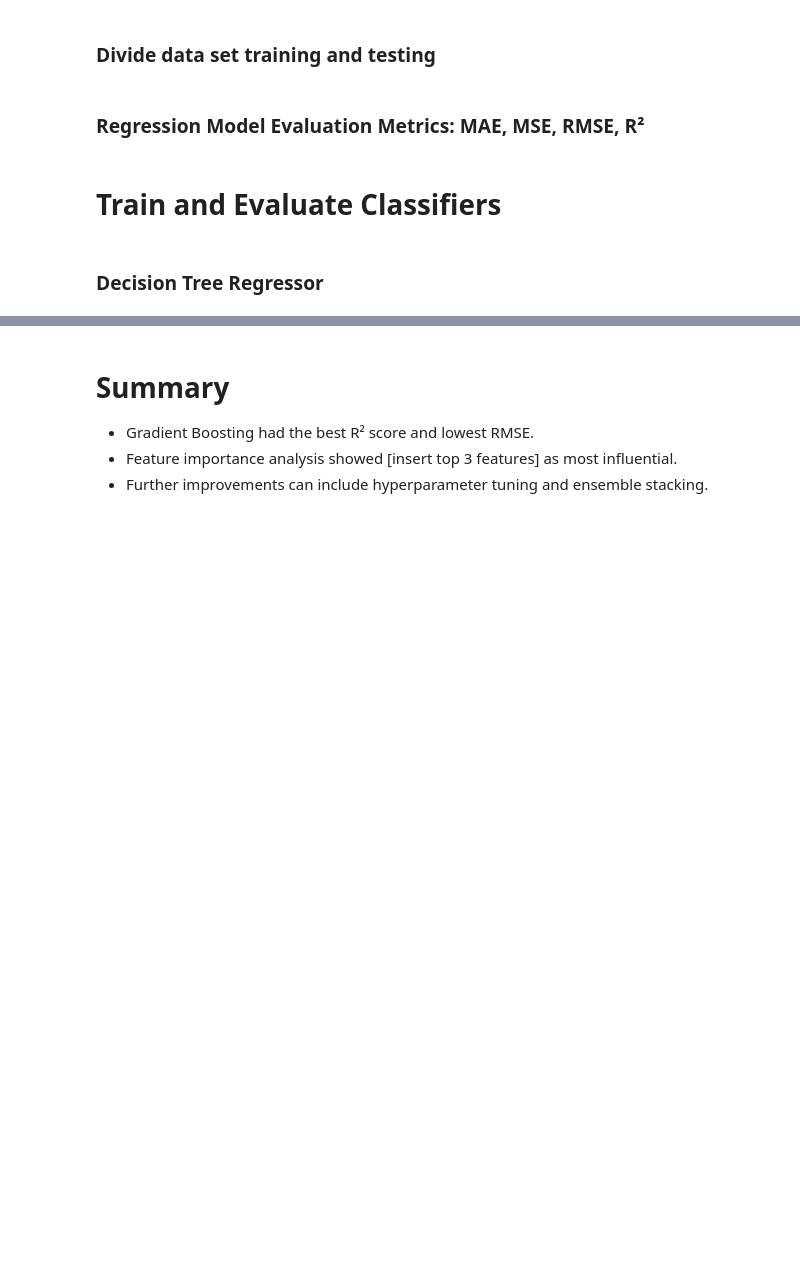
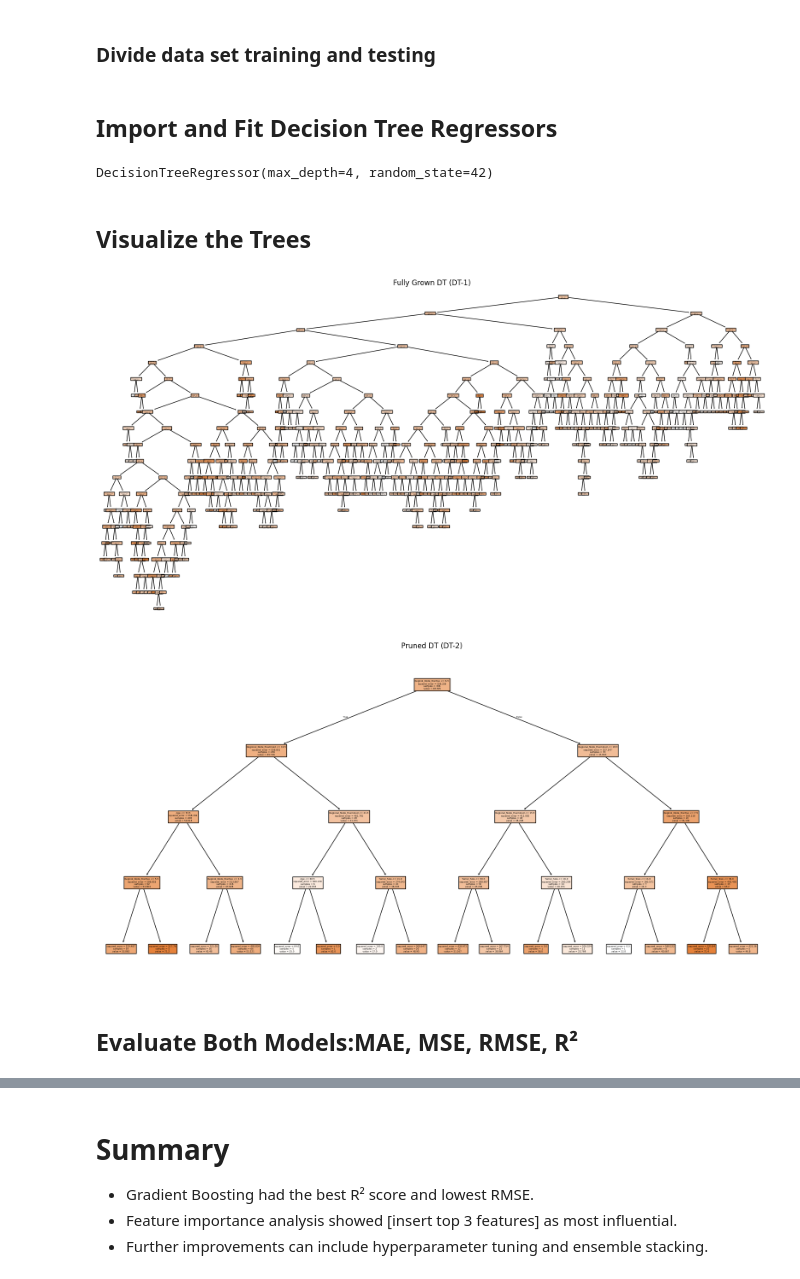
Before and after one commit to Sandaru04/-breast-cancer-mortality-and-survival-prediction, a Jupyter notebook: w2083049_Final_NoteBook_3.ipynb, the cells around one changed output, grey strips where cells are left out. Drawn from its saved outputs; the diff is of its cells as text; code cells hidden in the pictures; blank space fills up the shorter version.

```diff
--- a/w2083049_Final_NoteBook_3.ipynb
+++ b/w2083049_Final_NoteBook_3.ipynb
@@ -171,7 +171,7 @@ print("===========================================================")
 print("Load the Regression dataset (from Notebook 1)")
 print("===========================================================")
 
-data_frame = pd.read_csv('/content/classification_dataset.csv')
+data_frame = pd.read_csv('/content/regression_dataset.csv')
 
 # Display basic info
 data_frame.head()
@@ -193,5 +220,37 @@ from sklearn.model_selection import train_test_split
 
 # Train-test split
 X_train, X_test, y_train, y_test = train_test_split(X, y, test_size=0.3, random_state=42)
+# %% [markdown]
+## Import and Fit Decision Tree Regressors
+# %%
+from sklearn.tree import DecisionTreeRegressor, plot_tree
+import matplotlib.pyplot as plt
+
+# Fully grown tree (DT-1)
+dt1 = DecisionTreeRegressor(random_state=42)
+dt1.fit(X_train, y_train)
+
+# Pruned tree (DT-2)
+dt2 = DecisionTreeRegressor(max_depth=4, random_state=42)
+dt2.fit(X_train, y_train)
+# %% [output]
+DecisionTreeRegressor(max_depth=4, random_state=42)
+# %% [markdown]
+## Visualize the Trees
+# %%
+# Visualize DT-1
+plt.figure(figsize=(20, 10))
+plot_tree(dt1, filled=True, feature_names=X.columns)
+plt.title("Fully Grown DT (DT-1)")
+plt.show()
+
+# Visualize DT-2
+plt.figure(figsize=(20, 10))
+plot_tree(dt2, filled=True, feature_names=X.columns)
+plt.title("Pruned DT (DT-2)")
+plt.show()
+# %% [output]
+[figure, added]
+[figure, added]
 # %% [markdown]
-### Regression Model Evaluation Metrics: MAE, MSE, RMSE, R²
+## Evaluate Both Models:MAE, MSE, RMSE, R²
@@ -209,4 +256,0 @@ def evaluate_regression(model, X_test, y_test):
-# %% [markdown]
-# Train and Evaluate Classifiers
-# %% [markdown]
-### Decision Tree Regressor
```
Also changed, not shown: parts of 12 cells of this notebook.
